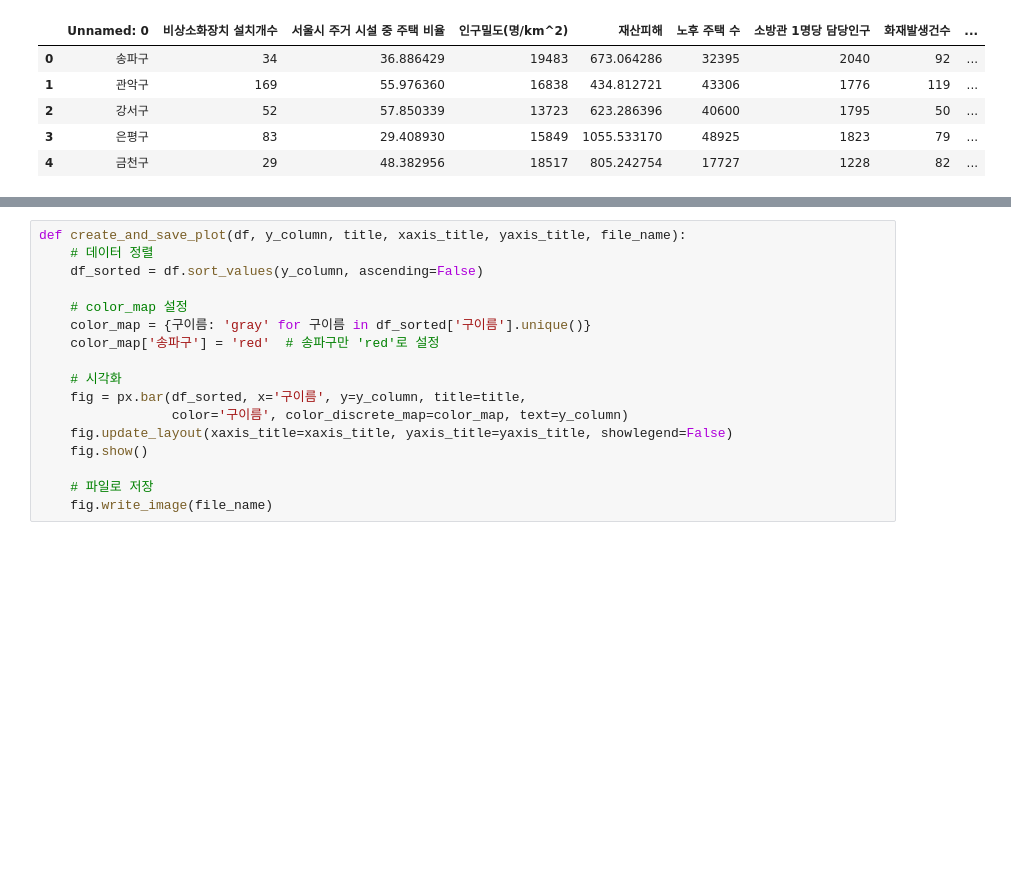
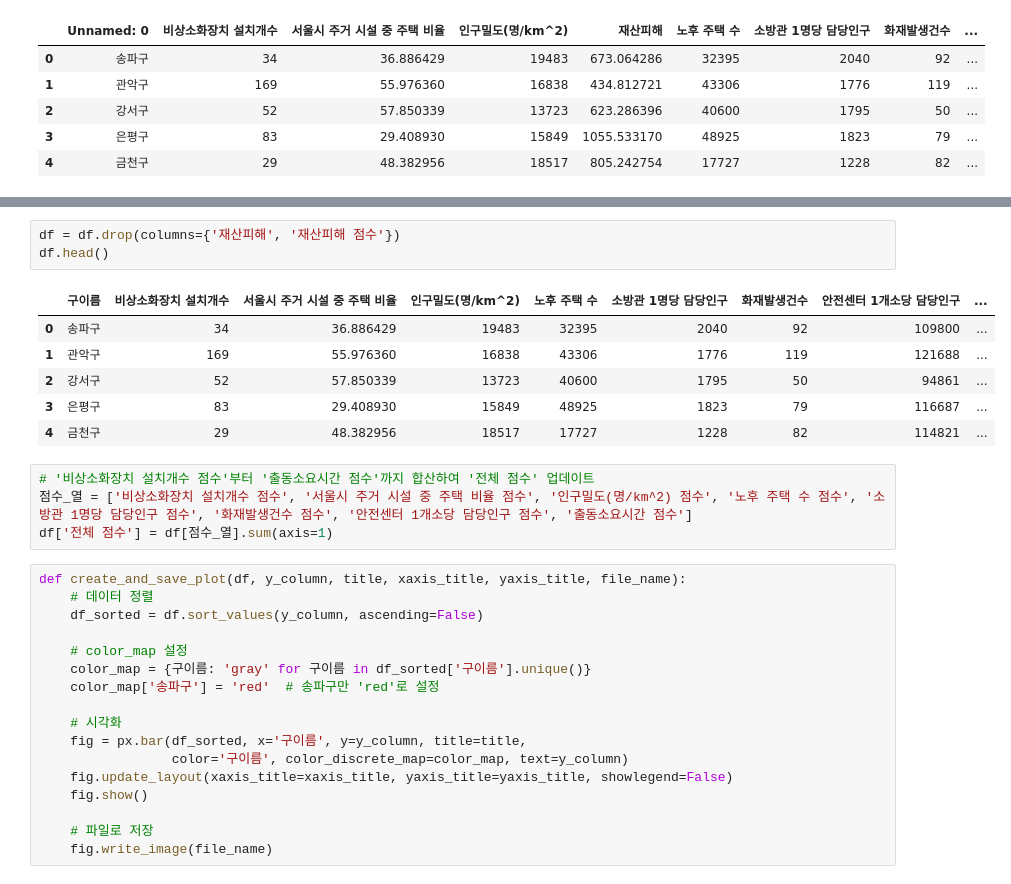
Before and after one commit to suhyeon0325/multicamp_semi, a Jupyter notebook: 송파구_EDA.ipynb, the cells around one changed output, grey strips where cells are left out. Drawn from its saved outputs; the diff is of its cells as text; blank space fills up the shorter version.

```diff
--- a/송파구_EDA.ipynb
+++ b/송파구_EDA.ipynb
@@ -46,3 +36,17 @@ df
+# %%
+df = df.drop(columns={'재산피해', '재산피해 점수'})
+df.head()
+# %% [output]
+|  | 구이름 | 비상소화장치 설치개수 | 서울시 주거 시설 중 주택 비율 | 인구밀도(명/km^2) | 노후 주택 수 | 소방관 1명당 담당인구 | 화재발생건수 | 안전센터 1개소당 담당인구 | ... |
+| 0 | 송파구 | 34 | 36.886429 | 19483 | 32395 | 2040 | 92 | 109800 | ... |
+| 1 | 관악구 | 169 | 55.976360 | 16838 | 43306 | 1776 | 119 | 121688 | ... |
+| 2 | 강서구 | 52 | 57.850339 | 13723 | 40600 | 1795 | 50 | 94861 | ... |
+| 3 | 은평구 | 83 | 29.408930 | 15849 | 48925 | 1823 | 79 | 116687 | ... |
+| 4 | 금천구 | 29 | 48.382956 | 18517 | 17727 | 1228 | 82 | 114821 | ... |
+# %%
+# '비상소화장치 설치개수 점수'부터 '출동소요시간 점수'까지 합산하여 '전체 점수' 업데이트
+점수_열 = ['비상소화장치 설치개수 점수', '서울시 주거 시설 중 주택 비율 점수', '인구밀도(명/km^2) 점수', '노후 주택 수 점수', '소방관 1명당 담당인구 점수', '화재발생건수 점수', '안전센터 1개소당 담당인구 점수', '출동소요시간 점수']
+df['전체 점수'] = df[점수_열].sum(axis=1)
 # %%
 def create_and_save_plot(df, y_column, title, xaxis_title, yaxis_title, file_name):
     # 데이터 정렬
```
Also changed, not shown: parts of 7 cells of this notebook, 15 other files.
